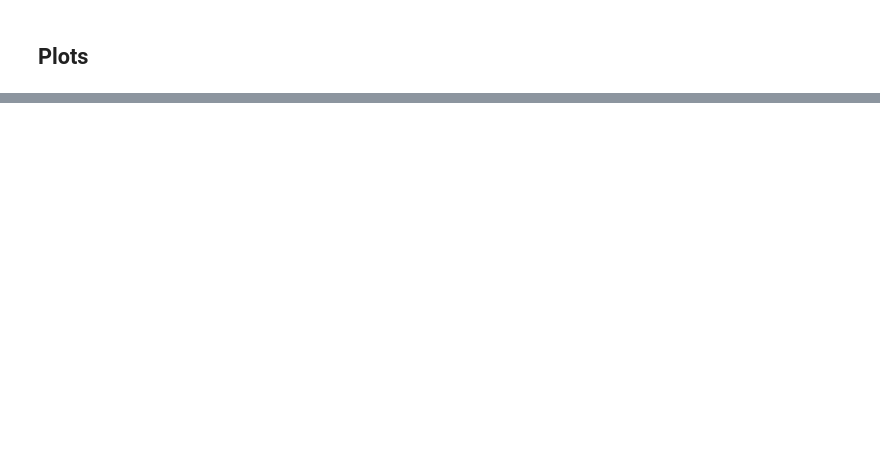
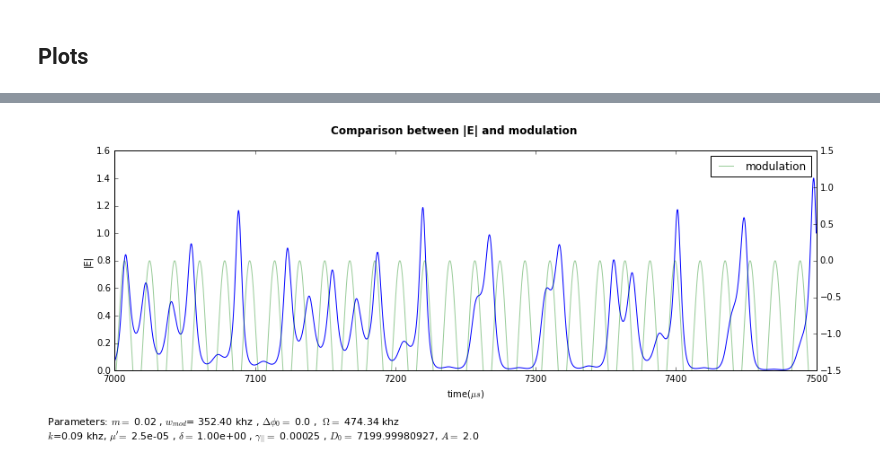
Before and after one commit to alxgom/Tesis, a Jupyter notebook: mxwellfase/Plotter_swype.ipynb, the cells around one changed output, grey strips where cells are left out. Cells and saved outputs as stored; diff of their text form; code cells hidden in the pictures; blank space fills up the shorter version.

```diff
--- a/mxwellfase/Plotter_swype.ipynb
+++ b/mxwellfase/Plotter_swype.ipynb
@@ -158,0 +142,23 @@ if save==True:
+# %%
+fig5=plt.figure()
+fig5.suptitle('Comparison between |E| and modulation', fontsize=12, fontweight='bold')
+ax1 = fig5.add_subplot(111)
+ax1.plot(time*tempscale,intensity,'b', label='|E|')
+#ax1.plot(time[peakloc]*tempscale,intensity[peakloc],'.r', label='|E|')
+
+ax2=ax1.twinx()
+ax2.plot(time*tempscale,np.cos(wf*time)-1,'g', alpha=0.4, label='modulation')
+ax1.set_xlabel('time($\mu s$)')
+ax1.set_ylabel('|E|')
+plt.xlim(min(time*tempscale), max(time*tempscale))
+ax2.set_ylim(-1.5, 1.5)
+#ax2.set_ylim(-intensity[len(intensity)-1, intensity[len(intensity)-1 )
+plt.text(-0.1,-0.33, "\n Parameters: $m= $ %s , $w_{mod}$= %.2f khz , $\Delta \phi_0=$ %s ,  $\Omega=$ %.2f khz \n $k$=%.2f khz, $\mu'=$ %s , $\delta= $ %.2e , $\gamma_{||}=$ %s , $D_0=$ %s, $A=$ %.1f" % (m,wf_real, Dphi0, w_res ,k,mu, d, g, D0, a), fontsize=11, transform=ax1.transAxes)
+plt.subplots_adjust(bottom=0.22)
+fig5.set_size_inches(14, 5)
+plt.legend()
+if save==True:
+    fname='%d_%d_%d-%d.%d.%d-comparison.png' % localtime()[0:6]
+    fig5.savefig(fname, dpi = 100)# when saving, specify the DPI
+# %% [output]
+[figure, added]
```
Also changed, not shown: parts of 13 cells of this notebook, 6 other files.
